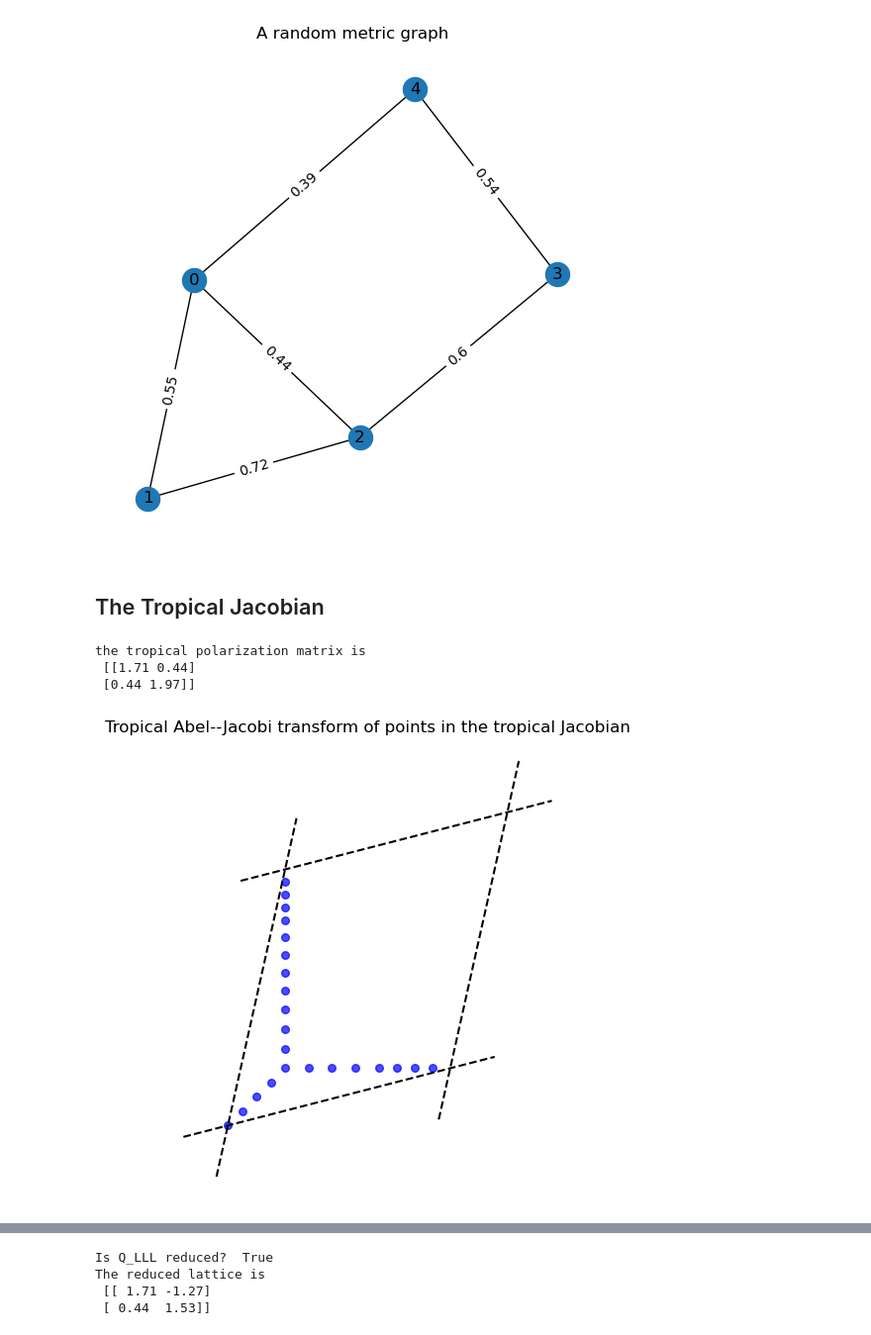
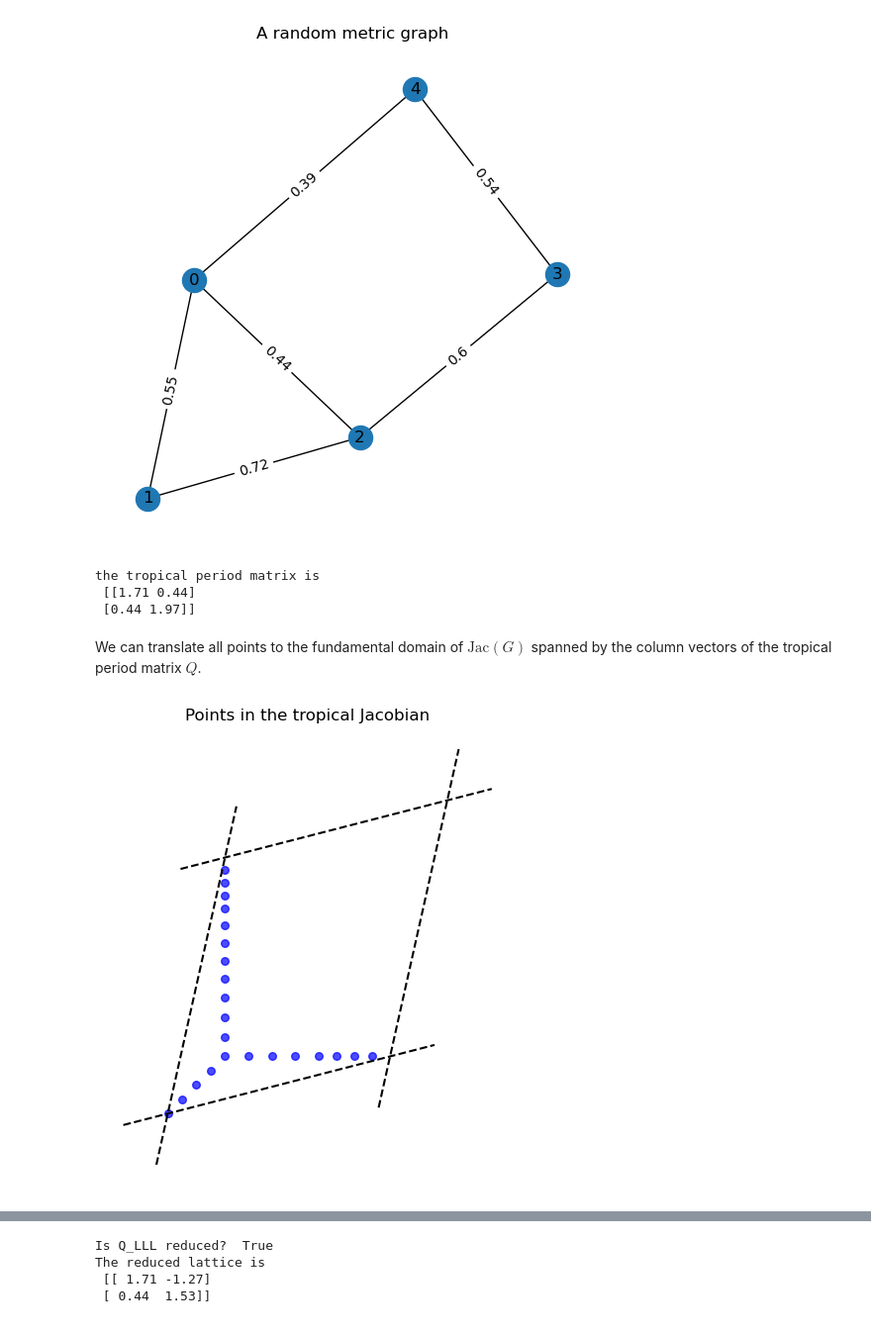
Before and after one commit to YueqiCao/Tropical-Abel-Jacobi, a Jupyter notebook: notebooks/tropical distances.ipynb, the cells around one changed output, grey strips where cells are left out. Shown at 99% size. Saved outputs shown, nothing was run; the diff lists cells and outputs as text; code cells hidden in the pictures.

```diff
--- a/notebooks/tropical distances.ipynb
+++ b/notebooks/tropical distances.ipynb
@@ -33,8 +43,6 @@ plt.title("A random metric graph")
 plt.show()
 # %% [output]
 [figure]
-# %% [markdown]
-## The Tropical Jacobian
 # %%
 # compute the tropical Abel--Jacobi transform
 
@@ -47,21 +55,25 @@ V0 = MG.trop_transform(MST, base_point)
 # sample more points from the transform
 V = MG.interpolate(MST, V0, 3)
 # compute the tropical polarization matrix
-Q = MG.trop_polarization(MST)
-print("the tropical polarization matrix is\n", Q)
-
-# draw the tropical Abel--Jacobi transform
-fig, ax = plt.subplots(figsize=(6,6))
-draw_lattice_2D(Q, ax)
-# translate the vectors for better visualization
-Vr = translate_to_fundamental_domain(V, Q)
-ax.scatter(Vr[0,:], Vr[1,:], color='blue', s=30, alpha=0.7)
-ax.set_aspect('equal')
-ax.axis('off')
-ax.set_title("Tropical Abel--Jacobi transform of points in the tropical Jacobian")
-plt.show()
+Q = MG.trop_period(MST)
+print("the tropical period matrix is\n", Q)
 # %% [output]
-the tropical polarization matrix is
+the tropical period matrix is
  [[1.71 0.44]
  [0.44 1.97]]
-[figure, removed]
+# %% [markdown]
+We can translate all points to the fundamental domain of $\mathrm{Jac}(G)$ spanned by the column vectors of the tropical period matrix $Q$.
+# %%
+# draw the tropical Abel--Jacobi transform
+fig, ax = plt.subplots(figsize=(6,6))
+draw_lattice_2D(Q, ax)
+# translate the vectors for better visualization
+# the dotted lines depict the fundamental domain
+Vr = translate_to_fundamental_domain(V, Q)
+ax.scatter(Vr[0,:], Vr[1,:], color='blue', s=30, alpha=0.7)
+ax.set_aspect('equal')
+ax.axis('off')
+ax.set_title("Points in the tropical Jacobian")
+plt.show()
+# %% [output]
+[figure, added]
```
Also changed, not shown: parts of 10 cells of this notebook, 1 other file.
